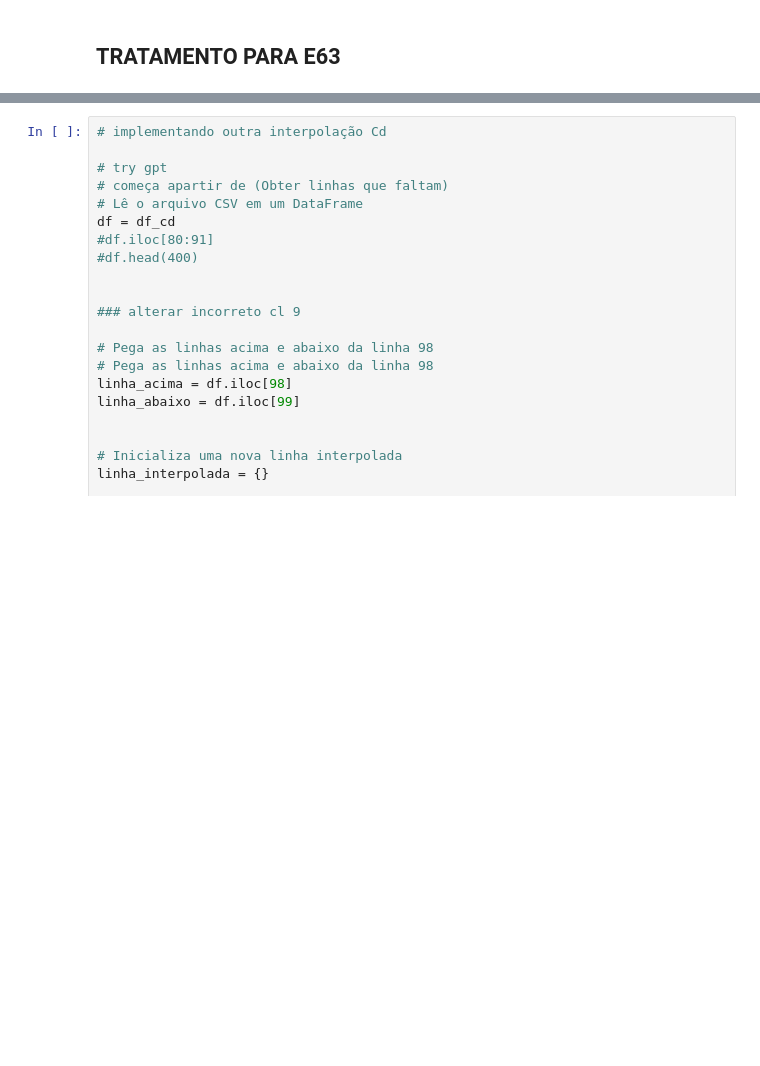
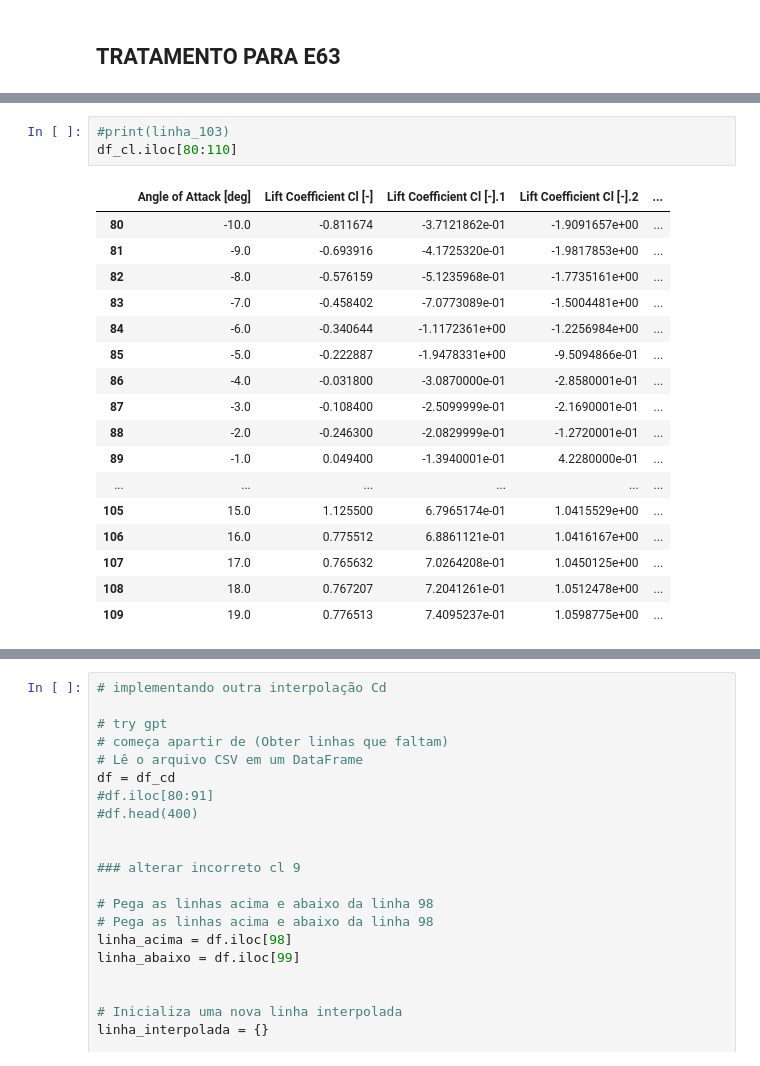
Before and after one commit to Pedro-pb-coder/polars.Qblade, a Jupyter notebook: polares.all.ipynb, the cells around one changed output, grey strips where cells are left out. Saved outputs shown, nothing was run; the diff lists cells and outputs as text; blank space fills up the shorter version.

```diff
--- a/polares.all.ipynb
+++ b/polares.all.ipynb
@@ -479,0 +555,21 @@ print('done')
+# %%
+#print(linha_103)
+df_cl.iloc[80:110]
+# %% [output]
+|  | Angle of Attack [deg] | Lift Coefficient Cl [-] | Lift Coefficient Cl [-].1 | Lift Coefficient Cl [-].2 | ... |
+| 80 | -10.0 | -0.811674 | -3.7121862e-01 | -1.9091657e+00 | ... |
+| 81 | -9.0 | -0.693916 | -4.1725320e-01 | -1.9817853e+00 | ... |
+| 82 | -8.0 | -0.576159 | -5.1235968e-01 | -1.7735161e+00 | ... |
+| 83 | -7.0 | -0.458402 | -7.0773089e-01 | -1.5004481e+00 | ... |
+| 84 | -6.0 | -0.340644 | -1.1172361e+00 | -1.2256984e+00 | ... |
+| 85 | -5.0 | -0.222887 | -1.9478331e+00 | -9.5094866e-01 | ... |
+| 86 | -4.0 | -0.031800 | -3.0870000e-01 | -2.8580001e-01 | ... |
+| 87 | -3.0 | -0.108400 | -2.5099999e-01 | -2.1690001e-01 | ... |
+| 88 | -2.0 | -0.246300 | -2.0829999e-01 | -1.2720001e-01 | ... |
+| 89 | -1.0 | 0.049400 | -1.3940001e-01 | 4.2280000e-01 | ... |
+| ... | ... | ... | ... | ... | ... |
+| 105 | 15.0 | 1.125500 | 6.7965174e-01 | 1.0415529e+00 | ... |
+| 106 | 16.0 | 0.775512 | 6.8861121e-01 | 1.0416167e+00 | ... |
+| 107 | 17.0 | 0.765632 | 7.0264208e-01 | 1.0450125e+00 | ... |
+| 108 | 18.0 | 0.767207 | 7.2041261e-01 | 1.0512478e+00 | ... |
+| 109 | 19.0 | 0.776513 | 7.4095237e-01 | 1.0598775e+00 | ... |
```
Also changed, not shown: parts of 8 cells of this notebook.
